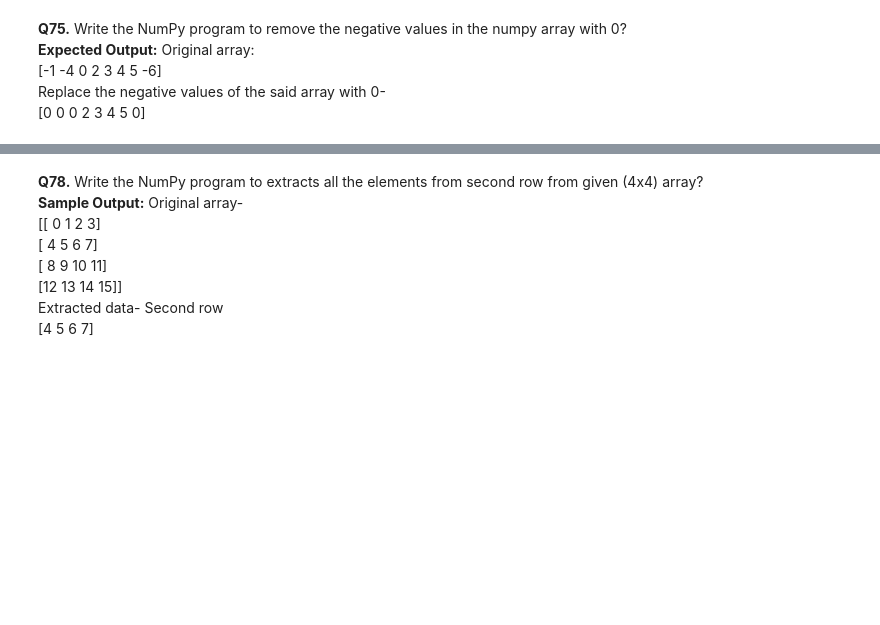
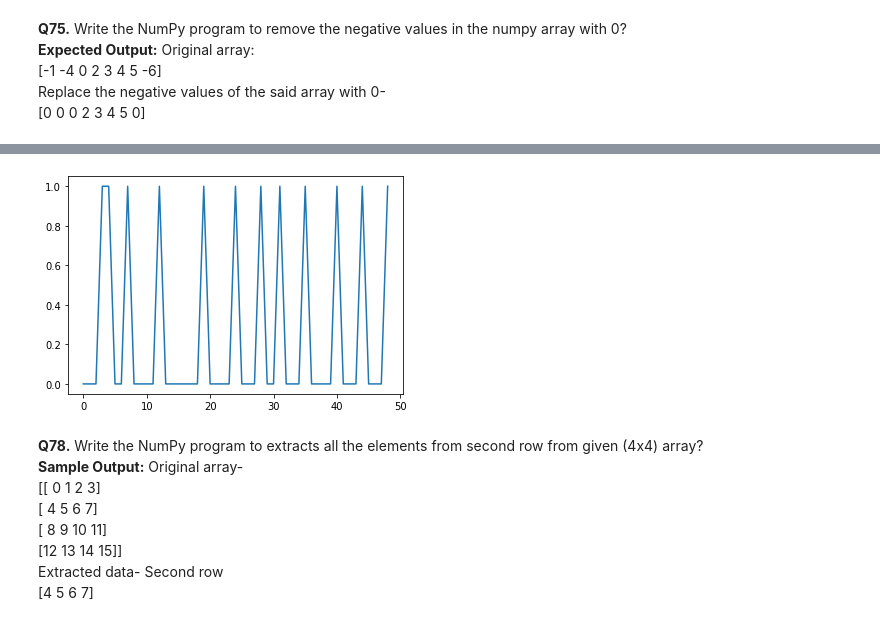
Before and after one commit to rkasana/iNeuronAssign, a Jupyter notebook: SubjectiveAssignment1.ipynb, the cells around one changed output, grey strips where cells are left out. Cells and saved outputs as stored; diff of their text form; code cells hidden in the pictures; blank space fills up the shorter version.

```diff
--- a/SubjectiveAssignment1.ipynb
+++ b/SubjectiveAssignment1.ipynb
@@ -784,3 +1739,14 @@ Sample Output: ![alt text](img13.jpg)
+# %%
+import sys
+import numpy as np
+import matplotlib.pyplot as plt
+data = np.random.randint(1, 100, 20)
+y, x = np.histogram(data, bins=np.arange(50))
+fig, ax = plt.subplots()
+ax.plot(x[:-1], y)
+fig.show()
+# %% [output]
+[figure, added]
 # %% [markdown]
 **Q78.** Write the NumPy program to extracts all the elements from second row from given (4x4) array? <br>
 **Sample Output:** Original array- <br>
```
Also changed, not shown: parts of 225 cells of this notebook.
